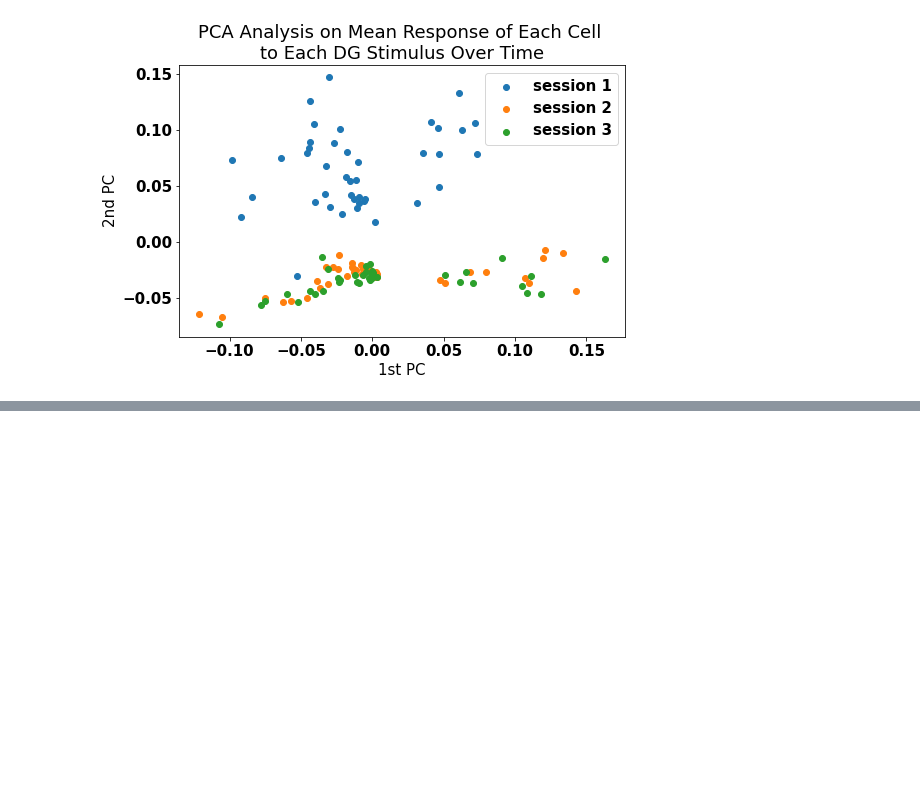
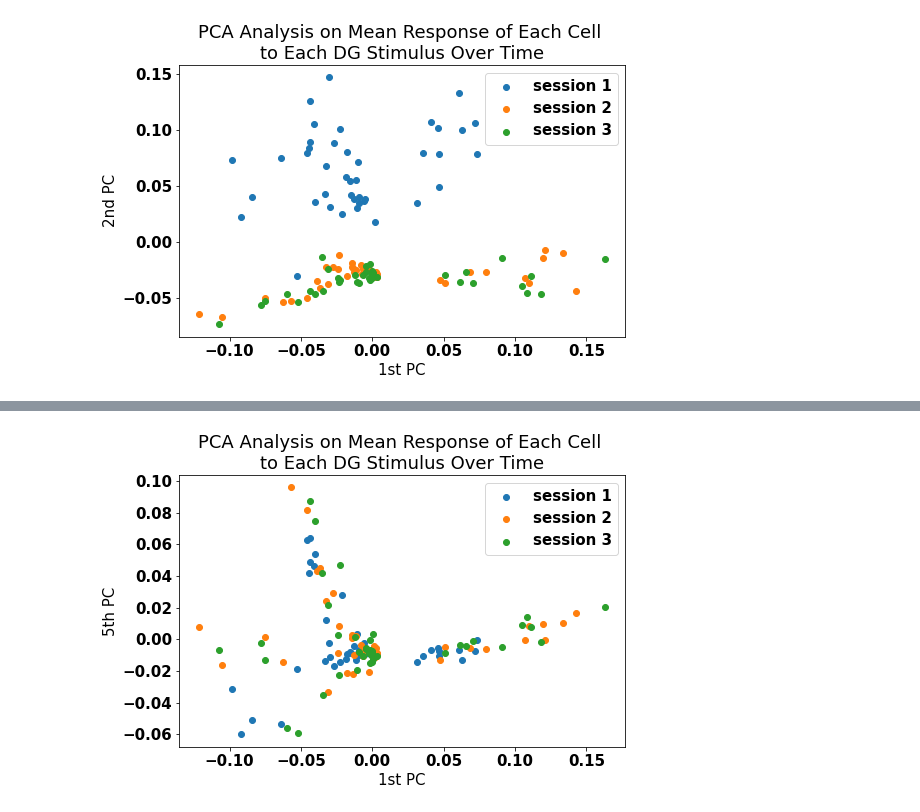
Before and after one commit to naomi-martin/swdb-representational-drift, a Jupyter notebook: code/pca_analysis.ipynb, the cells around one changed output, grey strips where cells are left out. Drawn from its saved outputs; the diff is of its cells as text; code cells hidden in the pictures; blank space fills up the shorter version.

```diff
--- a/code/pca_analysis.ipynb
+++ b/code/pca_analysis.ipynb
@@ -322,3 +502,18 @@ plt.show()
+# %%
+# PCA Model: 2D Visualization, PCs 1 and 4
+fig, ax = plt.subplots(figsize=(8,5))
+
+ax.scatter(transformed_data_pca[transformed_data_pca.Session=="1"][0], transformed_data_pca[transformed_data_pca.Session=="1"][4], label="session 1")
+ax.scatter(transformed_data_pca[transformed_data_pca.Session=="2"][0], transformed_data_pca[transformed_data_pca.Session=="2"][4], label="session 2")
+ax.scatter(transformed_data_pca[transformed_data_pca.Session=="3"][0], transformed_data_pca[transformed_data_pca.Session=="3"][4], label="session 3")
+ax.set_xlabel("1st PC")
+ax.set_ylabel("5th PC")
+ax.set_title("PCA Analysis on Mean Response of Each Cell \nto Each DG Stimulus Over Time")
+plt.legend(loc="upper right")
+plt.savefig("../results/pca_drifting_gratings_pc15.jpg", dpi=200)
+plt.show()
+# %% [output]
+[figure, added]
 # %%
 # PCA Model: 3D Visualization
 fig = px.scatter_3d(transformed_data_pca, x=0, y=1, z=2, color="Session", labels = {"0": "PC1","1": "PC2", "2": "PC3"}, title = "First 3 PCs on Mean Response of Each Cell to Each DG Stimulus Over Time")
```
Also changed, not shown: parts of 31 cells of this notebook, 2 other files.
